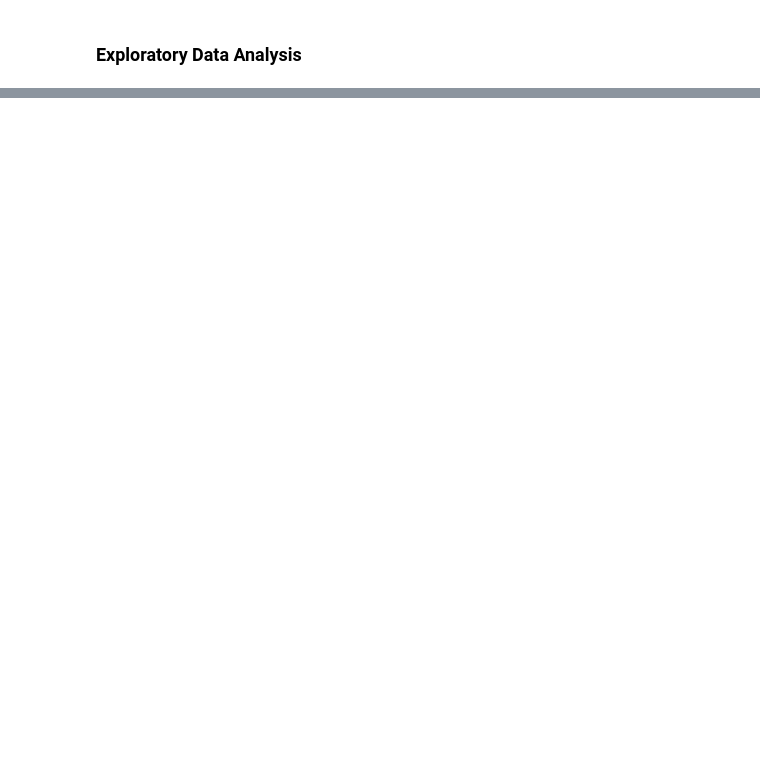
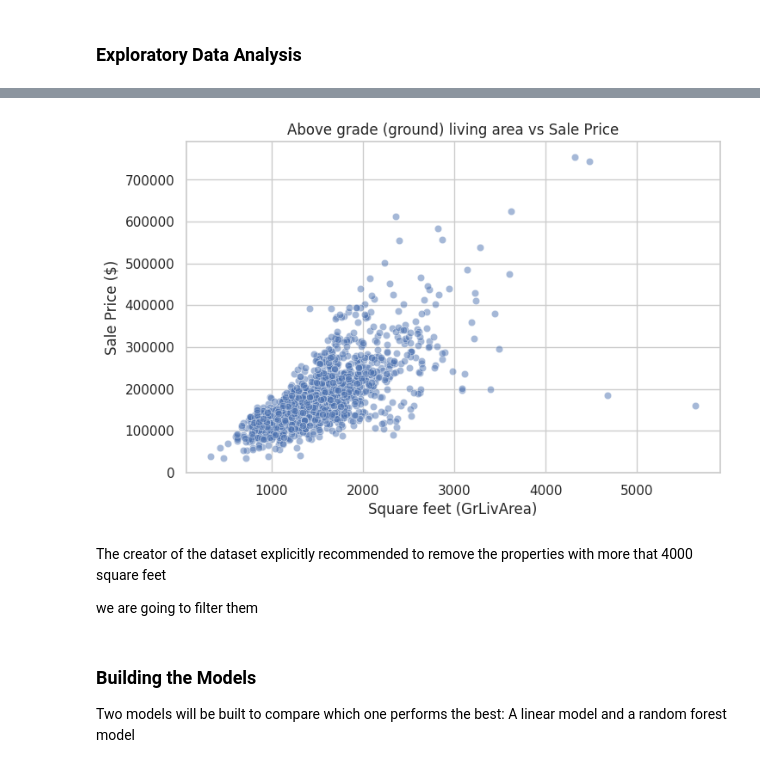
Before and after one commit to Gwladys-BALIMA/Ames-Housing, a Jupyter notebook: Ames_Linear_Regression.ipynb, the cells around one changed output, grey strips where cells are left out. Saved outputs shown, nothing was run; the diff lists cells and outputs as text; code cells hidden in the pictures; blank space fills up the shorter version.

```diff
--- a/Ames_Linear_Regression.ipynb
+++ b/Ames_Linear_Regression.ipynb
@@ -159,0 +263,15 @@ np.False_
+# %%
+# let's see if linear regression will work perfectly
+
+plt.figure(figsize=(8 , 5))
+sns.scatterplot(x = Ames_data['GrLivArea'] , y = Ames_data['SalePrice'] , alpha = 0.5)
+plt.title('Above grade (ground) living area vs Sale Price')
+plt.xlabel('Square feet (GrLivArea)')
+plt.ylabel('Sale Price ($)')
+plt.show()
+# %% [output]
+[figure, added]
+# %% [markdown]
+The creator of the dataset explicitly recommended to remove the properties with more that 4000 square feet
+
+we are going to filter them
@@ -159,0 +281,5 @@ np.False_
+# %% [markdown]
+### Building the Models
+
+Two models will be built to compare which one performs the best:
+A linear model and a random forest model
```
Also changed, not shown: parts of 24 cells of this notebook.
